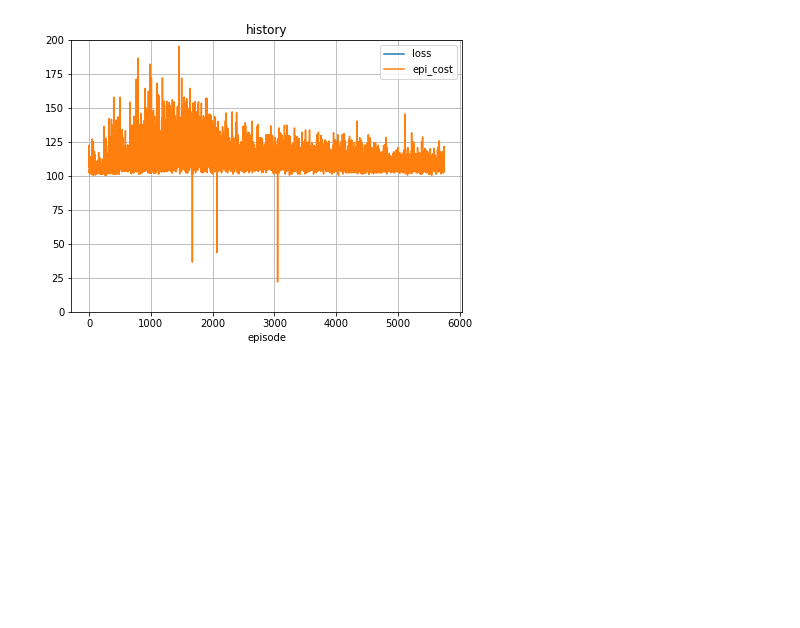
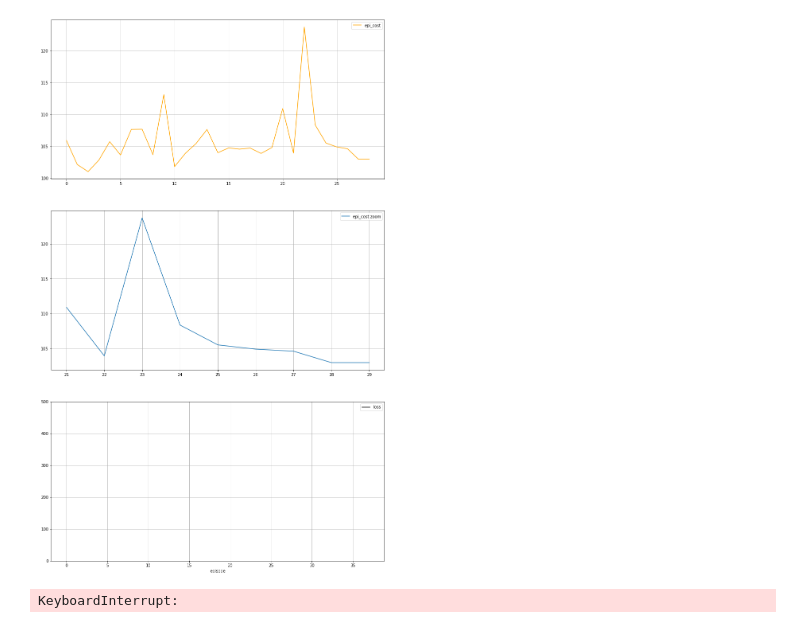
Before and after one commit to machines-in-motion/deepq_stepper, a Jupyter notebook: python/py_deepq_stepper/2d_dq_stepper.ipynb, the cells around one changed output. Drawn from its saved outputs; the diff is of its cells as text; code cells hidden in the pictures; blank space fills up the shorter version.

Commit message:
updated 1d lipm look. 2d lipm chages in plots and action space

```diff
--- a/python/py_deepq_stepper/2d_dq_stepper.ipynb
+++ b/python/py_deepq_stepper/2d_dq_stepper.ipynb
@@ -56,7 +56,9 @@ class NN(nn.Module):
         self.l3 = nn.Linear(512, 512)
         self.l4 = nn.Linear(512, 512)
         self.l5 = nn.Linear(512, 512)
-        self.l6 = nn.Linear(512, out_size)
+        self.l6 = nn.Linear(512, 512)
+        self.l7 = nn.Linear(512, 512)
+        self.l8 = nn.Linear(512, out_size)
 
     def forward(self, x):
 
@@ -65,7 +67,9 @@ class NN(nn.Module):
         x = F.relu(self.l3(x))
         x = F.relu(self.l4(x))
         x = F.relu(self.l5(x))
-        x = self.l6(x)
+        x = F.relu(self.l6(x))
+        x = F.relu(self.l7(x))
+        x = self.l8(x)
         return x
 # %%
 class TwoDQStepper:
@@ -151,16 +155,22 @@ class TwoDQStepper:
 
         return loss
 
-    def live_plot(self, history, figsize=(7,5), title='history'):
+    def live_plot(self, history, e, figsize=(15,25), window = 500, title='history'):
         clear_output(wait=True)
-        plt.figure(figsize=figsize)
-        for label,data in history.items():
-            plt.plot(data, label=label)
-        plt.title(title)
-        plt.grid(True)
+        clear_output(wait=True)
+        fig, ax = plt.subplots(3, 1, figsize=figsize)
+        ax[0].plot(history['epi_cost'], label='epi_cost', color = 'orange')
+        ax[0].grid(True)
+        ax[0].legend() # the plot evolves to the right
+        if e > window:
+            ax[1].plot(np.arange(e-window+1, e), history['epi_cost'][e-window:], label='epi_cost zoom')
+            ax[1].grid(True)
+            ax[1].legend() # the plot evolves to the right
+        ax[2].plot(history['loss'], label='loss', color = 'black')
+        ax[2].grid(True)
+        ax[2].legend() # the plot evolves to the right
+        ax[2].set_ylim(0, 1000)
         plt.xlabel('episode')
-        plt.ylim(0, 200)
-        plt.legend(loc='top right') # the plot evolves to the right
         plt.show();
 
     def predict_q(self, x):
@@ -176,40 +186,48 @@ e = 1
 no_epi = 10000
 no_steps = 10 ## number of steps simulated per episode (pendulum steps)
 step_time = 0.1 ## time after which step is taken
-env = TwoDLipmEnv(0.2, 0.13, 0.22, [1, 3, 0], no_actions= [11, 9])
+env = TwoDLipmEnv(0.2, 0.13, 0.22, [1, 3, 0], no_actions= [13, 9])
 no_actions = [len(env.action_space_x), len(env.action_space_y)]
 print(no_actions)
 buffer_size = 10000
 buffer = Buffer(buffer_size)
 
 name = "dqs_1"
 dqs = TwoDQStepper(lr=1e-4, gamma=0.98, use_tarnet= True, no_actions= no_actions)
 batch_size = 16
 epsillon = 0.2
 
 history = {'loss':[], 'epi_cost':[]}
 while e < no_epi:
-    v_init = [0.25*np.random.randint(-3, 4), 0.25*np.random.randint(-3, 4)]
-    v_des = [0.0, 0.0]
+    v_init = [0.25*np.random.randint(-4, 5), 0.25*np.random.randint(-4, 5)]
+    v_des = [0.5, 0.0]
     state = env.reset_env([0.0, 0.0, v_init[0], v_init[1]], v_des, no_steps*step_time)
     if e % 500 == 0 and e > 10:
         torch.save(dqs.dq_stepper.state_dict(), "../../models/" + name)
+        dqs.live_plot(history, e)
+        #reducing epsillon
+        if e%1000 == 0 and e > 5000:
+            epsillon = epsillon/2
+
     if buffer.size() == buffer_size:
         history['epi_cost'].append(epi_cost)
-        dqs.live_plot(history)
+        history['loss'].append(loss)
         e += 1
+
     epi_cost = 0
+
     for n in range(no_steps):
         action = dqs.predict_eps_greedy(state, epsillon)
         next_state, cost, done = env.step_env(action, step_time)
         buffer.store(state, action, cost, next_state, done)
         state = next_state
 
         if buffer.size() == buffer_size:
             ## optimizing DQN
             loss = dqs.optimize(buffer.sample(batch_size))
             epi_cost += cost
         if done:
             break
 # %% [output]
-[figure, old version]
+[figure, new version]
+KeyboardInterrupt:
```
Also changed, not shown: 5 other files.
